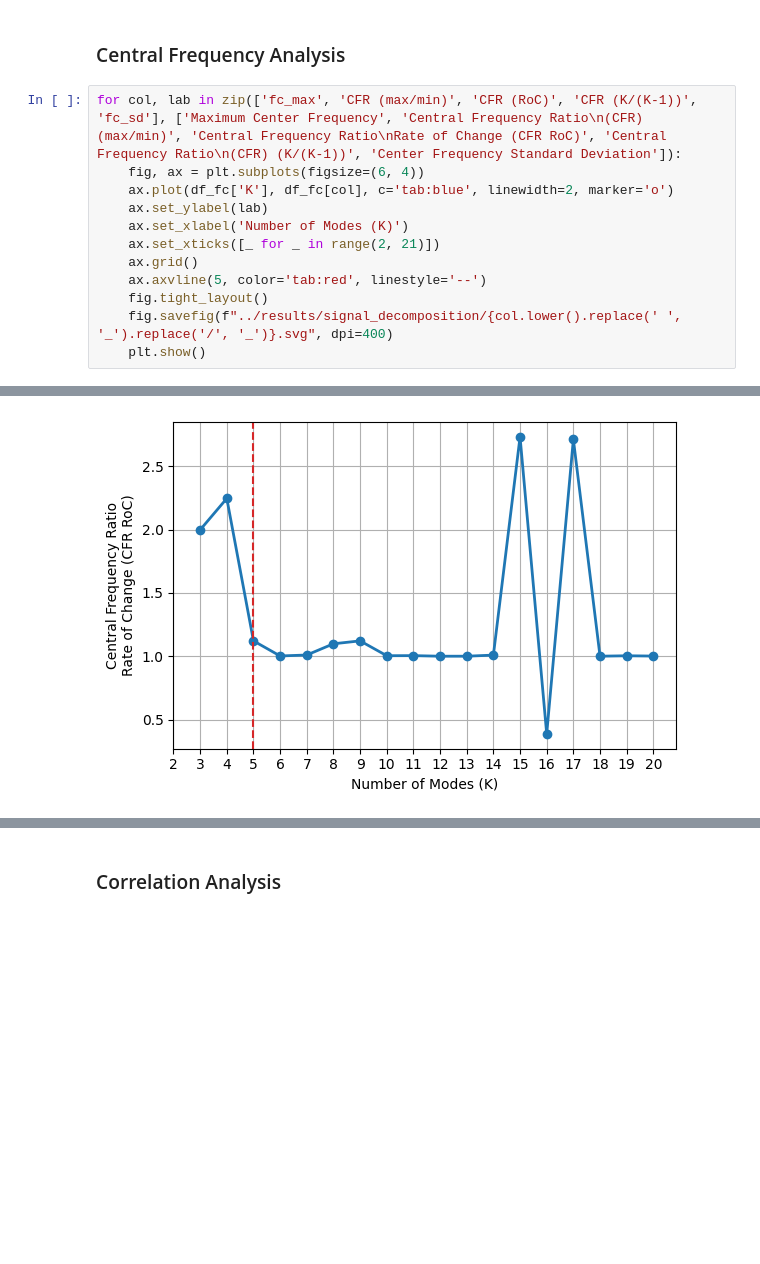
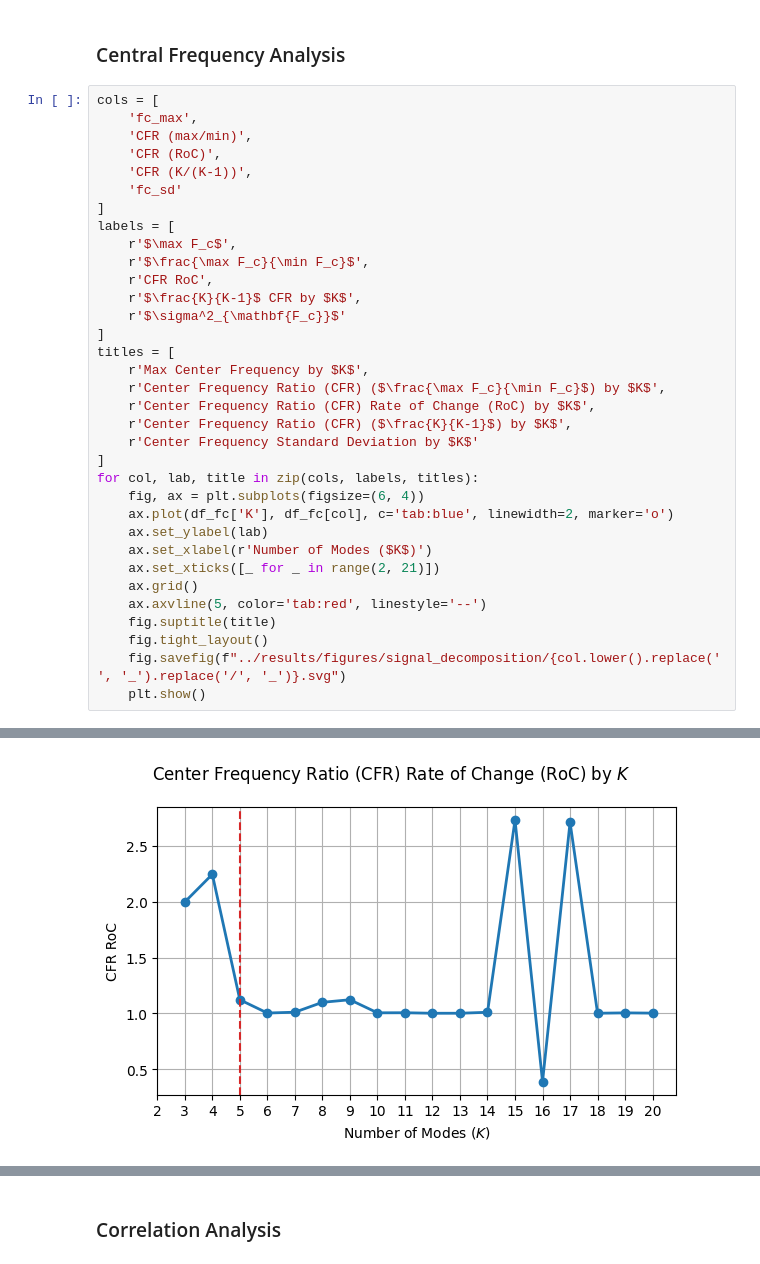
Before and after one commit to BenLeidig/de_lu_epf, a Jupyter notebook: doc/signal_decomposition.ipynb, the cells around one changed output, grey strips where cells are left out. Cells and saved outputs as stored; diff of their text form; blank space fills up the shorter version.

```diff
--- a/doc/signal_decomposition.ipynb
+++ b/doc/signal_decomposition.ipynb
@@ -100,15 +100,37 @@ df_corr.head()
 # %% [markdown]
 ### Central Frequency Analysis
 # %%
-for col, lab in zip(['fc_max', 'CFR (max/min)', 'CFR (RoC)', 'CFR (K/(K-1))', 'fc_sd'], ['Maximum Center Frequency', 'Central Frequency Ratio\n(CFR) (max/min)', 'Central Frequency Ratio\nRate of Change (CFR RoC)', 'Central Frequency Ratio\n(CFR) (K/(K-1))', 'Center Frequency Standard Deviation']):
+cols = [
+    'fc_max',
+    'CFR (max/min)',
+    'CFR (RoC)',
+    'CFR (K/(K-1))',
+    'fc_sd'
+]
+labels = [
+    r'$\max F_c$',
+    r'$\frac{\max F_c}{\min F_c}$',
+    r'CFR RoC',
+    r'$\frac{K}{K-1}$ CFR by $K$',
+    r'$\sigma^2_{\mathbf{F_c}}$'
+]
+titles = [
+    r'Max Center Frequency by $K$',
+    r'Center Frequency Ratio (CFR) ($\frac{\max F_c}{\min F_c}$) by $K$',
+    r'Center Frequency Ratio (CFR) Rate of Change (RoC) by $K$',
+    r'Center Frequency Ratio (CFR) ($\frac{K}{K-1}$) by $K$',
+    r'Center Frequency Standard Deviation by $K$'
+]
+for col, lab, title in zip(cols, labels, titles):
     fig, ax = plt.subplots(figsize=(6, 4))
     ax.plot(df_fc['K'], df_fc[col], c='tab:blue', linewidth=2, marker='o')
     ax.set_ylabel(lab)
-    ax.set_xlabel('Number of Modes (K)')
+    ax.set_xlabel(r'Number of Modes ($K$)')
     ax.set_xticks([_ for _ in range(2, 21)])
     ax.grid()
     ax.axvline(5, color='tab:red', linestyle='--')
+    fig.suptitle(title)
     fig.tight_layout()
-    fig.savefig(f"../results/signal_decomposition/{col.lower().replace(' ', '_').replace('/', '_')}.svg", dpi=400)
+    fig.savefig(f"../results/figures/signal_decomposition/{col.lower().replace(' ', '_').replace('/', '_')}.svg")
     plt.show()
 # %% [output]
@@ -117 +139 @@ for col, lab in zip(['fc_max', 'CFR (max/min)', 'CFR (RoC)', 'CFR (K/(K-1))', 'f
-[figure, old version]
+[figure, new version]
```
Also changed, not shown: parts of 4 cells of this notebook, 8 other files.
